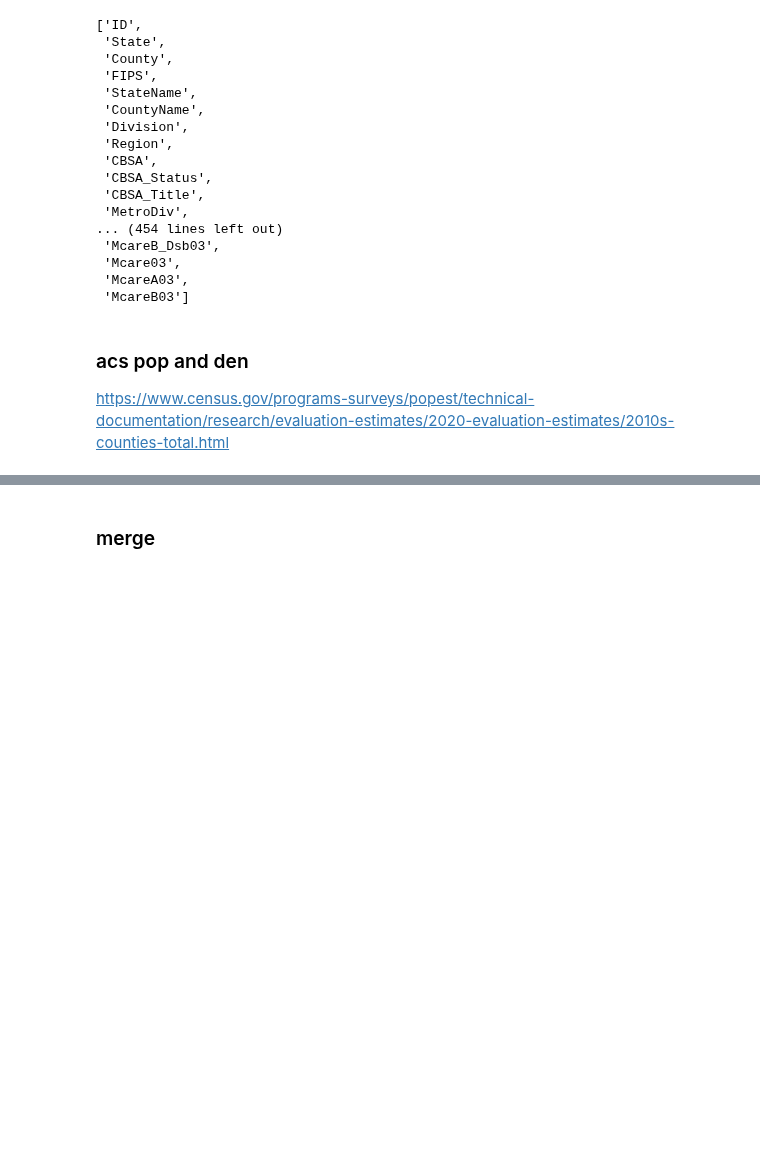
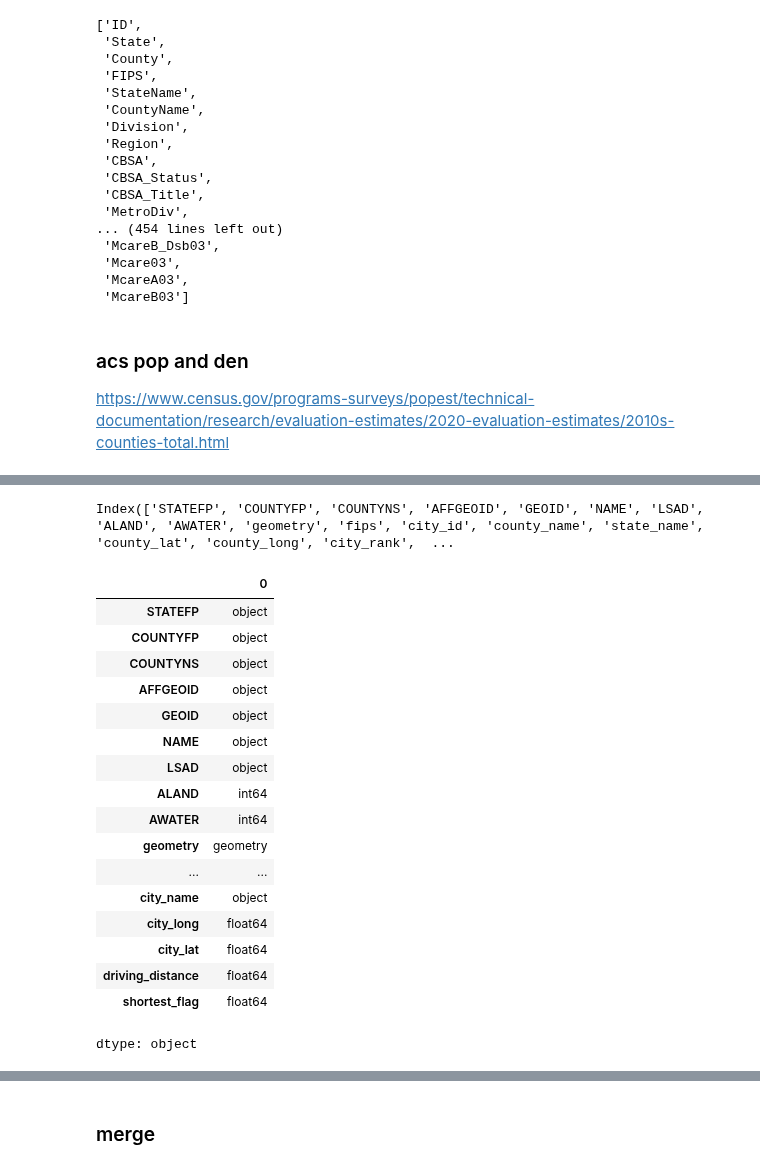
Before and after one commit to theaok/hfgi, a Jupyter notebook: hfgi.ipynb, the cells around one changed output, grey strips where cells are left out. Drawn from its saved outputs; the diff is of its cells as text; code cells hidden in the pictures; blank space fills up the shorter version.

```diff
--- a/hfgi.ipynb
+++ b/hfgi.ipynb
@@ -423,0 +403,9 @@ Index(['fips', 'city_id', 'county_name', 'state_name', 'county_lat', 'county_lon
+# %%
+#https://www.census.gov/geographies/mapping-files/time-series/geo/carto-boundary-file.html
+gdf0 = gpd.read_file('https://www2.census.gov/geo/tiger/GENZ2018/shp/cb_2018_us_county_20m.zip')
+#cont = us[~us['NAME'].isin(['Alaska', 'Hawaii', 'Puerto Rico','American Samoa','United States Virgin Islands','Guam','Commonwealth of the Northern Mariana Islands'])]
+gdf1 = gdf0[~gdf0['STATEFP'].isin(['02', '15', '72', '60', '78', '66', '69'])]
+#gdf1.plot()
+gdf1.columns
+gdf.dtypes
+#gdf1.head()
@@ -423,0 +426,39 @@ Index(['fips', 'city_id', 'county_name', 'state_name', 'county_lat', 'county_lon
+# %%
+#https://github.com/jefferickson/county-city-driving-dist
+#dis=pd.read_csv('https://raw.githubusercontent.com/jefferickson/county-city-driving-dist/master/datasets/county-city-driving-dist.csv', encoding='latin-1')
+dis0=pd.read_csv('https://github.com/theaok/hfgi/raw/refs/heads/main/county-city-driving-dist.csv', encoding='latin-1')
+#dis0.columns
+#dis0
+#dis0.head(100)
+#dis.city_rank.value_counts()
+dis1=dis0[dis0['shortest_flag']==1]
+#dis1.head()
+dis2=pd.merge(gdf1,dis1, right_on='fips',left_on='AFFGEOID', how='inner',indicator=False)
+#dis2._merge.value_counts()
+dis2.columns
+#dis2[['fips', 'city_id', 'county_name', 'state_name', 'city_name',  'driving_distance', 'STATEFP', 'COUNTYFP', 'COUNTYNS', 'AFFGEOID', 'GEOID', 'NAME', 'LSAD',  '_merge']]
+
+# Convert 'dis' to a GeoDataFrame explicitly, using the 'geometry' column
+#dis2 = gpd.GeoDataFrame(dis2, geometry='geometry')
+dis=dis2
+dis.dtypes
+# %% [output]
+Index(['STATEFP', 'COUNTYFP', 'COUNTYNS', 'AFFGEOID', 'GEOID', 'NAME', 'LSAD', 'ALAND', 'AWATER', 'geometry', 'fips', 'city_id', 'county_name', 'state_name', 'county_lat', 'county_long', 'city_rank',  ...
+|  | 0 |
+| STATEFP | object |
+| COUNTYFP | object |
+| COUNTYNS | object |
+| AFFGEOID | object |
+| GEOID | object |
+| NAME | object |
+| LSAD | object |
+| ALAND | int64 |
+| AWATER | int64 |
+| geometry | geometry |
+| ... | ... |
+| city_name | object |
+| city_long | float64 |
+| city_lat | float64 |
+| driving_distance | float64 |
+| shortest_flag | float64 |
+dtype: object
```
Also changed, not shown: parts of 8 cells of this notebook.
